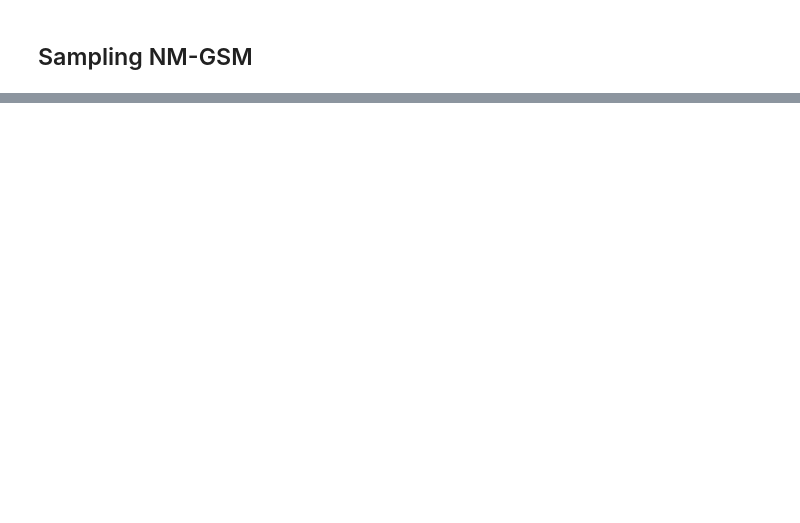
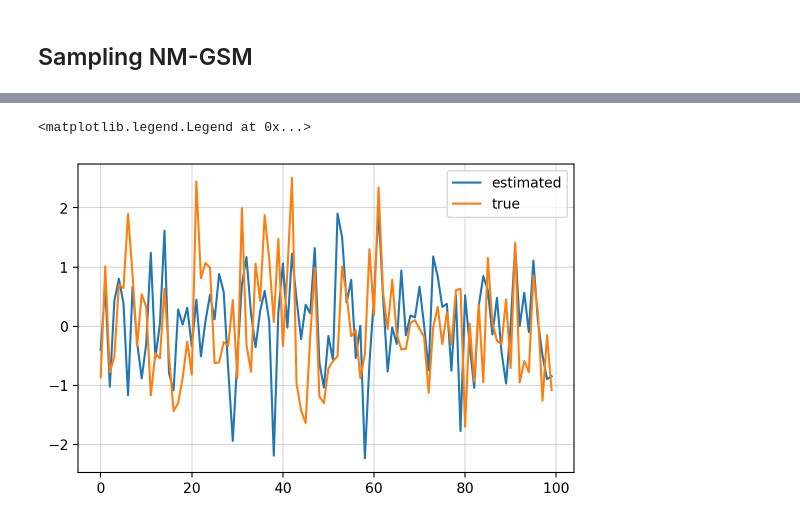
Before and after one commit to gerdm/elements-smc, a Jupyter notebook: notebooks/03-nmgsm-sequential-importance-sampling.ipynb, the cells around one changed output, grey strips where cells are left out. Drawn from its saved outputs; the diff is of its cells as text; code cells hidden in the pictures; blank space fills up the shorter version.

```diff
--- a/notebooks/03-nmgsm-sequential-importance-sampling.ipynb
+++ b/notebooks/03-nmgsm-sequential-importance-sampling.ipynb
@@ -121,0 +158,13 @@ DeviceArray(-236.10887, dtype=float32)
+# %%
+log_weights_last = eval_state.log_weights[:, -1]
+weights_last = jnp.exp(log_weights_last - jax.nn.logsumexp(log_weights_last))
+# %%
+x_hat = jnp.einsum("st,s->t", eval_state.particles, weights_last)
+# %%
+plt.plot(x_hat, label="estimated")
+plt.plot(simulation.x, label="true")
+plt.grid(alpha=0.5)
+plt.legend()
+# %% [output]
+<matplotlib.legend.Legend at 0x...>
+[figure, added]
```
Also changed, not shown: parts of 16 cells of this notebook.
